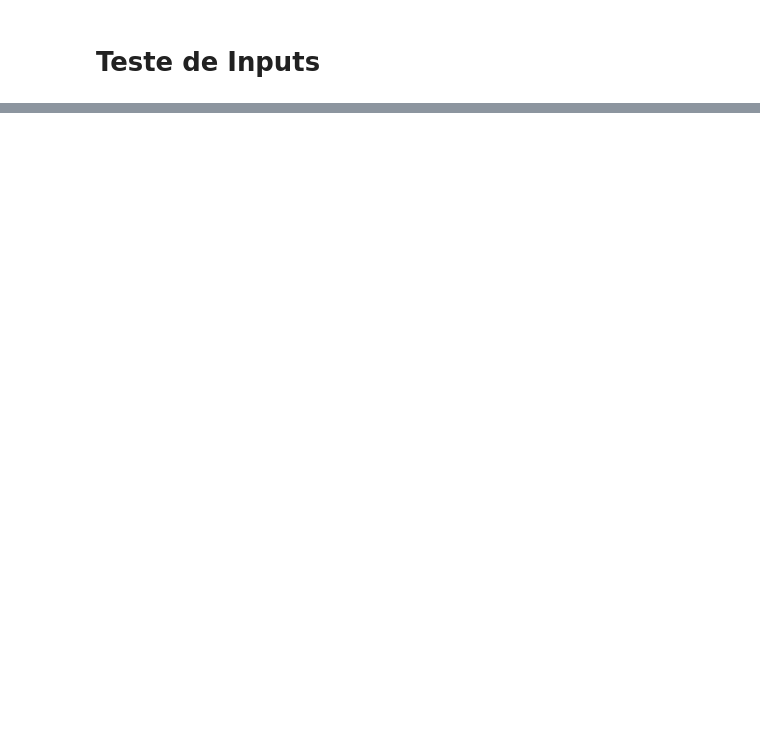
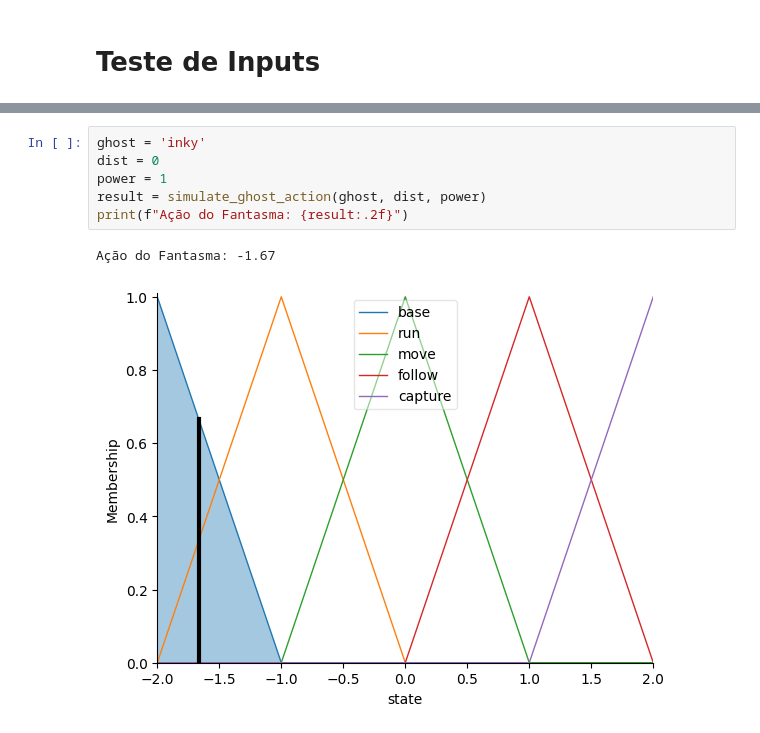
Before and after one commit to MrVeGGi3/AI-for-Games, a Jupyter notebook: PacManFuzzy.ipynb, the cells around one changed output, grey strips where cells are left out. Saved outputs shown, nothing was run; the diff lists cells and outputs as text; blank space fills up the shorter version.

```diff
--- a/PacManFuzzy.ipynb
+++ b/PacManFuzzy.ipynb
@@ -161,0 +187,9 @@ print(f"Ação do Fantasma: {result:.2f}")
+# %%
+ghost = 'inky'
+dist = 0
+power = 1
+result = simulate_ghost_action(ghost, dist, power)
+print(f"Ação do Fantasma: {result:.2f}")
+# %% [output]
+Ação do Fantasma: -1.67
+[figure, added]
```
Also changed, not shown: parts of 6 cells of this notebook.
